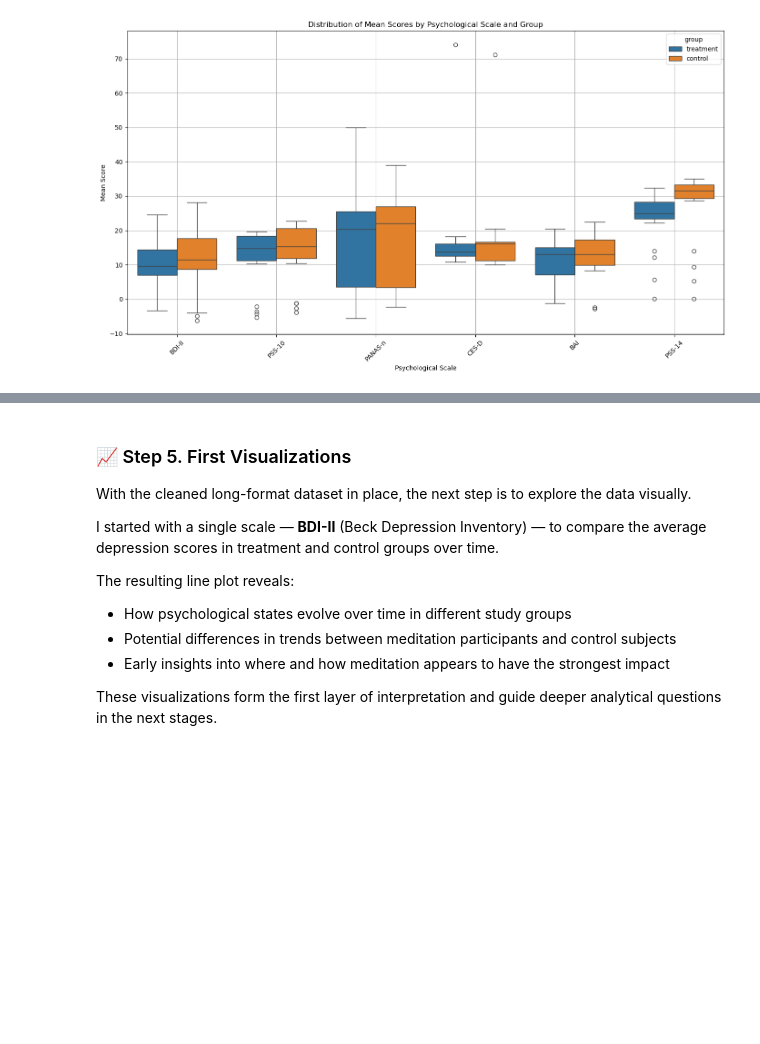
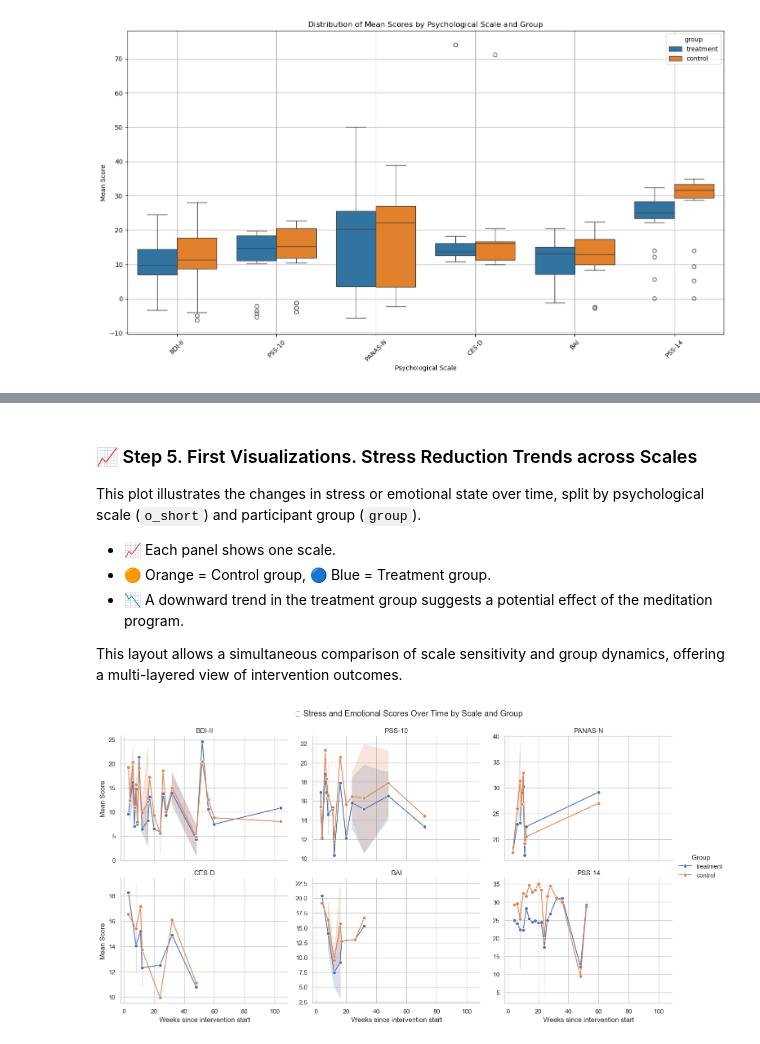
Before and after one commit to MaidanchukIrina/Meditation_Stress_Project, a Jupyter notebook: Stage 4. Effect size/Stage 4: Effect Size Data analisys.ipynb, the cells around one changed output, grey strips where cells are left out. Cells and saved outputs as stored; diff of their text form; code cells hidden in the pictures; blank space fills up the shorter version.

```diff
--- a/Stage 4. Effect size/Stage 4: Effect Size Data analisys.ipynb
+++ b/Stage 4. Effect size/Stage 4: Effect Size Data analisys.ipynb
@@ -231,0 +263,4 @@ plt.show()
+# %%
+# 🧼 1. Standardize scale names to uppercase
+core_dataset['o_short'] = core_dataset['o_short'].str.upper()
+outcomes['o_short'] = outcomes['o_short'].str.upper()
@@ -231,0 +273,5 @@ plt.show()
+# %%
+# 🗺 3. Create mapping: normalized name → official name from core dataset
+map_normal_to_original = {
+    normalize(name): name for name in core_dataset['o_short'].unique()
+}
@@ -232,14 +447,40 @@ plt.show()
 # %% [markdown]
-### 📈 Step 5. First Visualizations
+### 📈 Step 5. First Visualizations. Stress Reduction Trends across Scales
 
-With the cleaned long-format dataset in place, the next step is to explore the data visually.
+This plot illustrates the changes in stress or emotional state over time, split by psychological scale (`o_short`) and participant group (`group`).
 
-I started with a single scale — **BDI-II** (Beck Depression Inventory) — to compare the average depression scores in treatment and control groups over time.
+- 📈 Each panel shows one scale.
+- 🟠 Orange = Control group, 🔵 Blue = Treatment group.
+- 📉 A downward trend in the treatment group suggests a potential effect of the meditation program.
 
-The resulting line plot reveals:
-
-- How psychological states evolve over time in different study groups
-- Potential differences in trends between meditation participants and control subjects
-- Early insights into where and how meditation appears to have the strongest impact
-
-These visualizations form the first layer of interpretation and guide deeper analytical questions in the next stages.
+This layout allows a simultaneous comparison of scale sensitivity and group dynamics, offering a multi-layered view of intervention outcomes.
+# %%
+# Set the general theme
+sns.set(style="whitegrid")
+
+# Create FacetGrid for all selected scales
+g = sns.FacetGrid(
+    core_dataset_clean,
+    col="o_short",
+    hue="group",
+    col_wrap=3,
+    sharey=False,
+    height=4,
+    aspect=1.2
+)
+
+# Add line plots to each facet
+g.map(sns.lineplot, "e_time", "mean_score", marker="o")
+
+# Adjust titles and labels
+g.set_axis_labels("Weeks since intervention start", "Mean Score")
+g.add_legend(title="Group")
+g.set_titles(col_template="{col_name}")
+
+# Improve layout
+plt.subplots_adjust(top=0.9)
+g.fig.suptitle("🧘 Stress and Emotional Scores Over Time by Scale and Group")
+
+plt.show()
+# %% [output]
+[figure, added]
```
Also changed, not shown: parts of 17 cells of this notebook.
